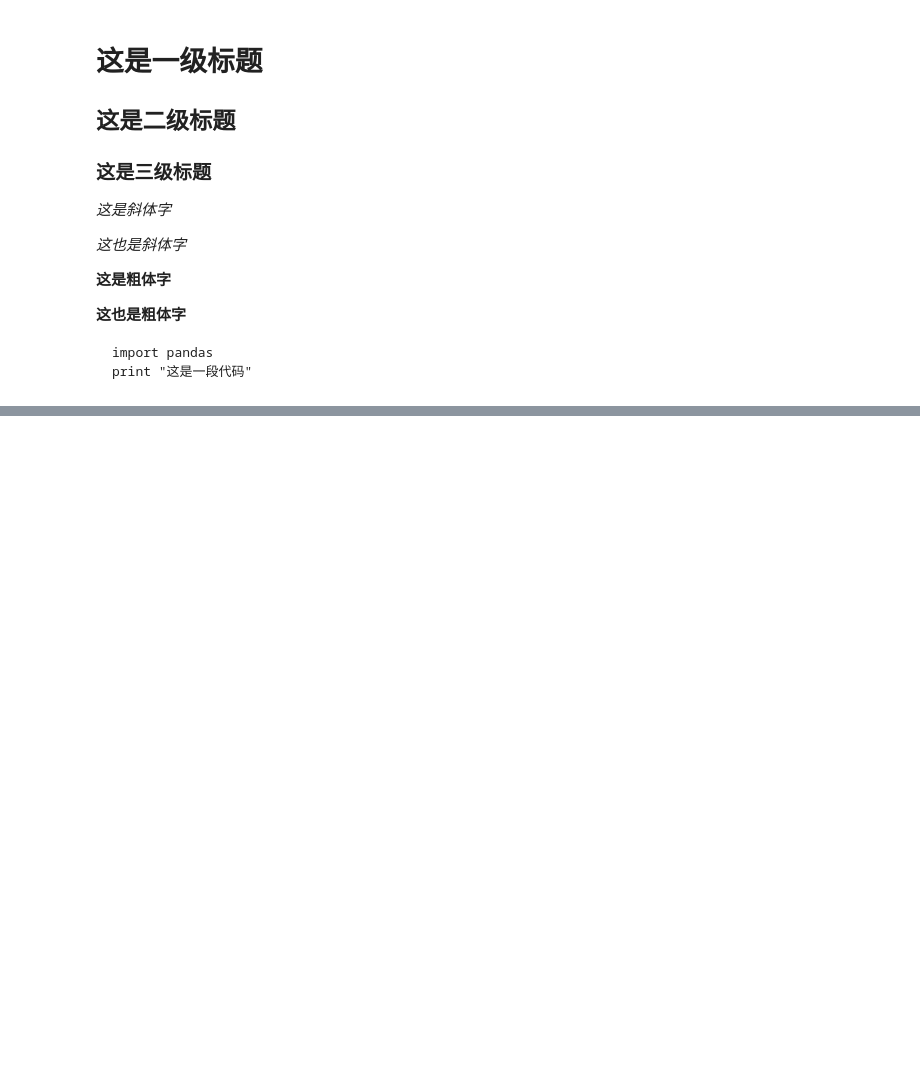
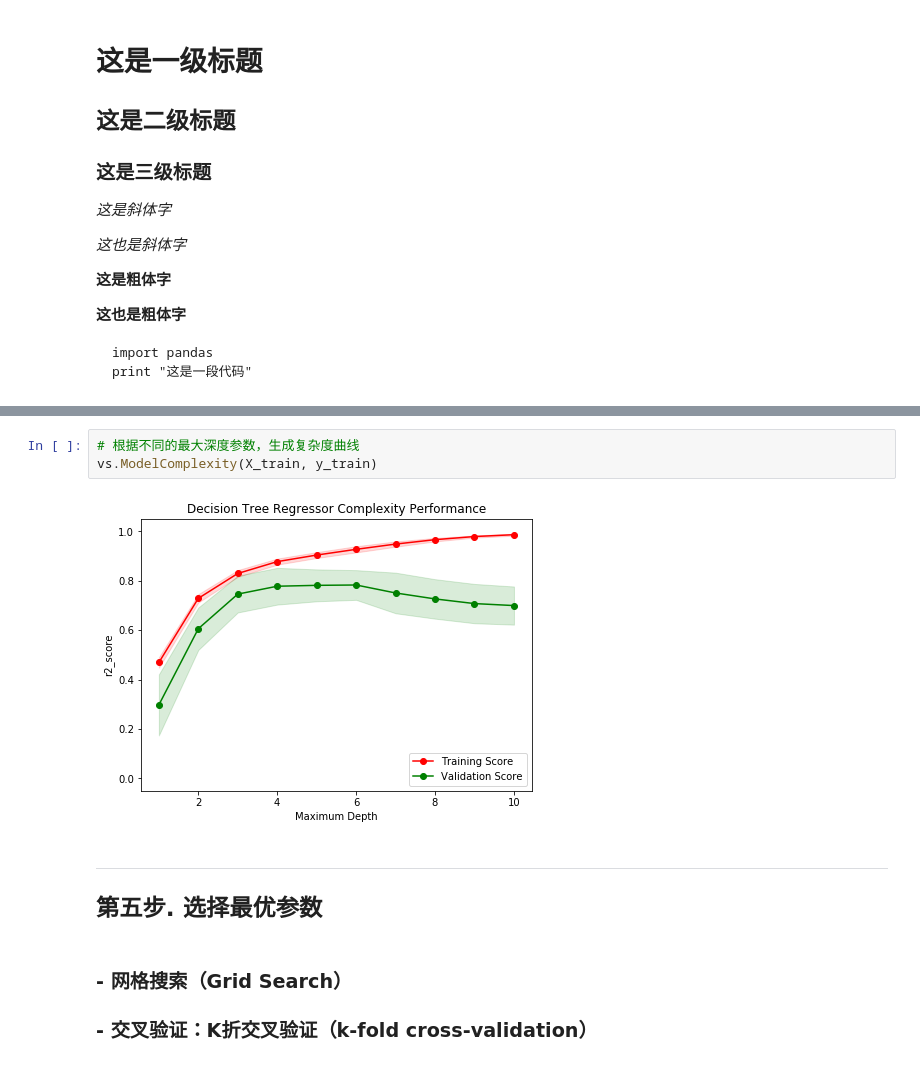
Before and after one commit to fengdelalala89/BostonHousing, a Jupyter notebook: ml_basic.ipynb, the cells around one changed output, grey strips where cells are left out. Drawn from its saved outputs; the diff is of its cells as text; blank space fills up the shorter version.

```diff
--- a/ml_basic.ipynb
+++ b/ml_basic.ipynb
@@ -77,0 +237,11 @@ print "这是一段代码"
+# %%
+# 根据不同的最大深度参数，生成复杂度曲线
+vs.ModelComplexity(X_train, y_train)
+# %% [output]
+[figure, added]
+# %% [markdown]
+---
+## 第五步. 选择最优参数
+# %% [markdown]
+### - 网格搜索（Grid Search）
+### - 交叉验证：K折交叉验证（k-fold cross-validation）
```
Also changed, not shown: parts of 34 cells of this notebook, 2 other files.
